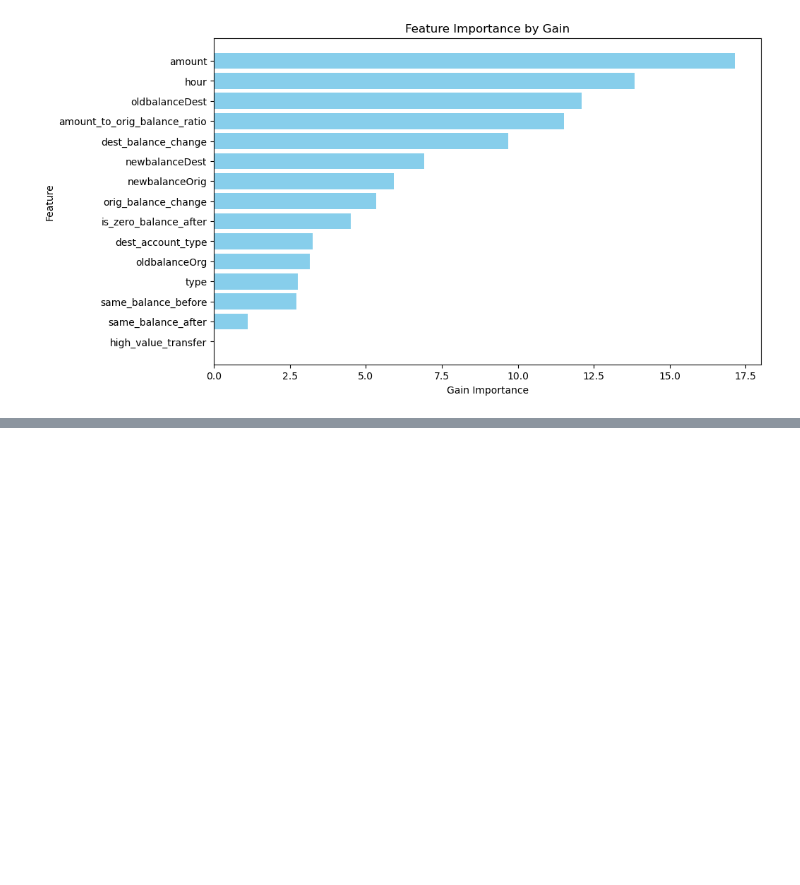
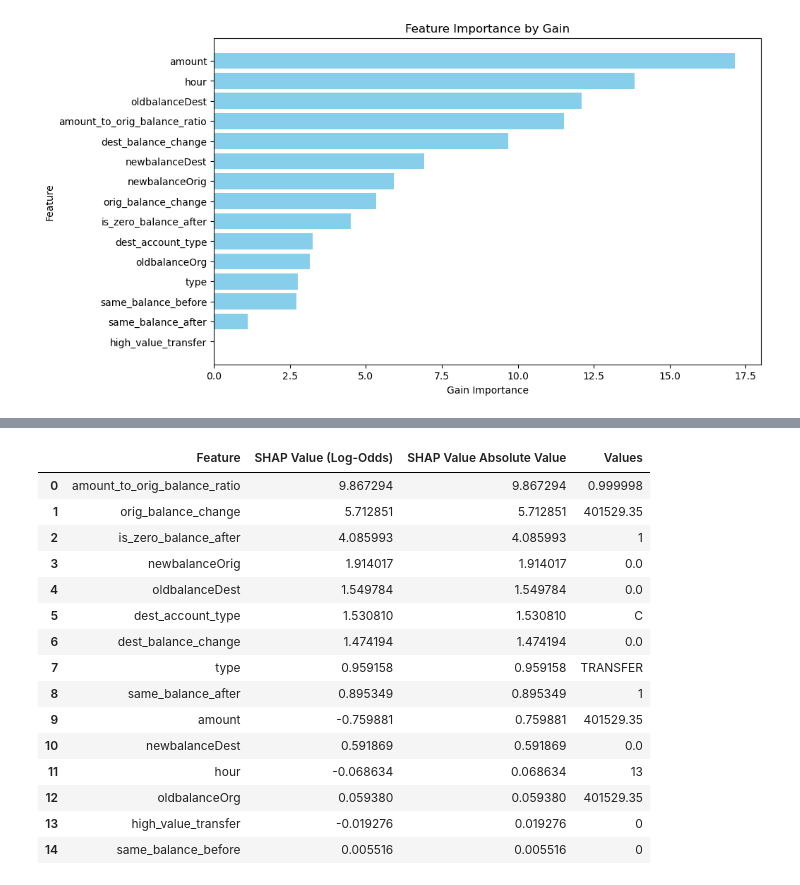
Before and after one commit to hsaadi33/payment_fraud, a Jupyter notebook: notebooks/modeling.ipynb, the cells around one changed output, grey strips where cells are left out. Drawn from its saved outputs; the diff is of its cells as text; code cells hidden in the pictures; blank space fills up the shorter version.

```diff
--- a/notebooks/modeling.ipynb
+++ b/notebooks/modeling.ipynb
@@ -158,0 +231,20 @@ plt.show()
+# %%
+explainer = shap.TreeExplainer(catboost_model)
+# %%
+test_point_df_1 = pd.DataFrame([{
+    "step": 62,
+    "type": "TRANSFER",
+    "amount": 401529.35,
+    "nameOrig": "C330207825",
+    "oldbalanceOrg": 401529.35,
+    "newbalanceOrig": 0.0,
+    "nameDest": "C1825454306",
+    "oldbalanceDest": 0.0,
+    "newbalanceDest": 0.0
+}])
+
+test_point_1 = transform_dataframe(test_point_df_1)
+shap_values = explainer(test_point_1)
+explanation = shap.Explanation(shap_values[0], data=test_point_1, feature_names=test_point_1.columns)
+shap.initjs()  # Initialize JavaScript visualization for SHAP
+shap.force_plot(explanation, link='logit')
@@ -158,0 +254,35 @@ plt.show()
+# %%
+test_point_df_1t = test_point_df_1.transpose().reset_index().rename(columns={'index':'Feature', 0:'Values'})
+
+# SHAP values for each feature
+shap_values_instance = shap_values.values[0]
+feature_names = test_point_1.columns
+
+# Create a DataFrame to display each feature's SHAP value and probability impact
+df_shap_tp1 = pd.DataFrame({
+    'Feature': feature_names,
+    'SHAP Value (Log-Odds)': shap_values_instance,
+    'SHAP Value Absolute Value': np.abs(shap_values_instance),
+})
+
+df_shap_tp1 = df_shap_tp1.sort_values(by='SHAP Value Absolute Value', ascending=False).reset_index(drop=True)
+df_shap_tp1 = df_shap_tp1.merge(test_point_df_1t, on='Feature')
+# %%
+df_shap_tp1
+# %% [output]
+|  | Feature | SHAP Value (Log-Odds) | SHAP Value Absolute Value | Values |
+| 0 | amount_to_orig_balance_ratio | 9.867294 | 9.867294 | 0.999998 |
+| 1 | orig_balance_change | 5.712851 | 5.712851 | 401529.35 |
+| 2 | is_zero_balance_after | 4.085993 | 4.085993 | 1 |
+| 3 | newbalanceOrig | 1.914017 | 1.914017 | 0.0 |
+| 4 | oldbalanceDest | 1.549784 | 1.549784 | 0.0 |
+| 5 | dest_account_type | 1.530810 | 1.530810 | C |
+| 6 | dest_balance_change | 1.474194 | 1.474194 | 0.0 |
+| 7 | type | 0.959158 | 0.959158 | TRANSFER |
+| 8 | same_balance_after | 0.895349 | 0.895349 | 1 |
+| 9 | amount | -0.759881 | 0.759881 | 401529.35 |
+| 10 | newbalanceDest | 0.591869 | 0.591869 | 0.0 |
+| 11 | hour | -0.068634 | 0.068634 | 13 |
+| 12 | oldbalanceOrg | 0.059380 | 0.059380 | 401529.35 |
+| 13 | high_value_transfer | -0.019276 | 0.019276 | 0 |
+| 14 | same_balance_before | 0.005516 | 0.005516 | 0 |
```
Also changed, not shown: parts of 17 cells of this notebook, 4 other files.
